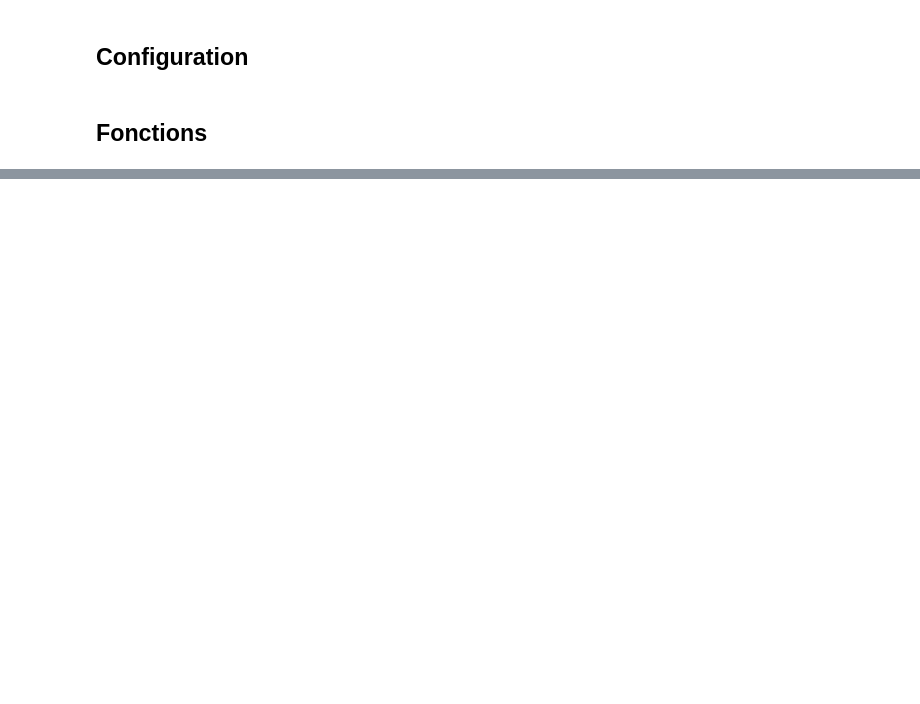
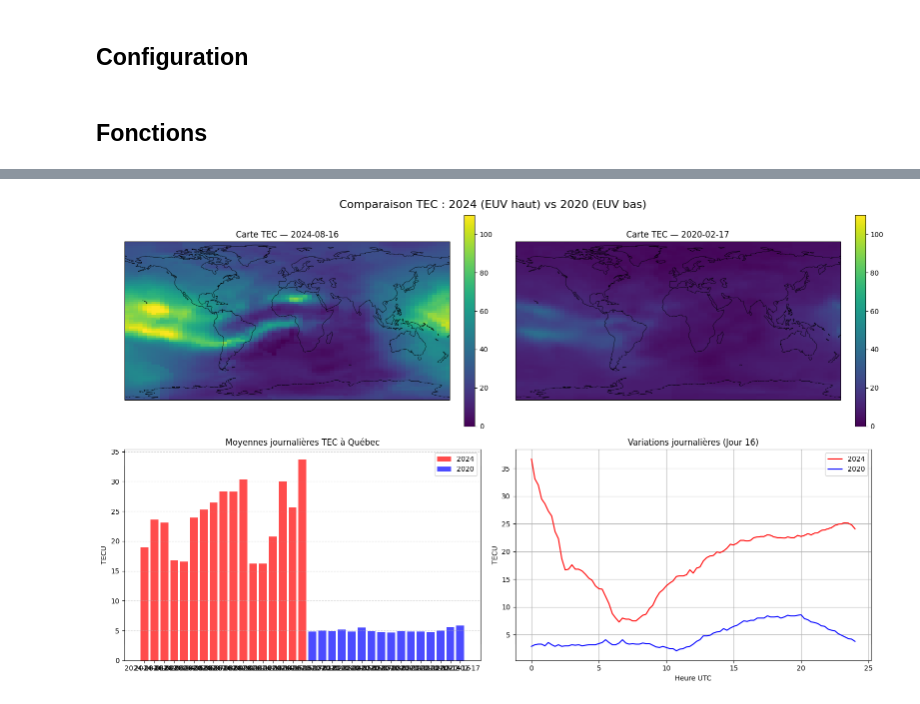
Before and after one commit to ClementineBeau/Atelier_Ionex, a Jupyter notebook: notebook_atelier_v2.ipynb, the cells around one changed output, grey strips where cells are left out. Cells and saved outputs as stored; diff of their text form; code cells hidden in the pictures; blank space fills up the shorter version.

```diff
--- a/notebook_atelier_v2.ipynb
+++ b/notebook_atelier_v2.ipynb
@@ -253,0 +179,68 @@ fig3.colorbar(sm, ax=ax3, orientation='vertical', ticks=np.arange(1, nb_jours +
+# %%
+# Charger données
+cartes2024, moy2024, dates2024, var2024 = charger_periode("24i")
+cartes2020, moy2020, dates2020, var2020 = charger_periode("20i")
+
+# --- Figures comparatives ---
+fig, axes = plt.subplots(2, 2, figsize=(16, 10), subplot_kw={"projection": ccrs.PlateCarree()})
+fig.suptitle("Comparaison TEC : 2024 (EUV haut) vs 2020 (EUV bas)", fontsize=16)
+
+# 1) Carte exemple 2024
+date_fixed, tecmap_fixed = cartes2024[15][0]  #  jour 16
+im1 = plot_tec_map(tecmap_fixed, axes[0,0], f"Carte TEC — 2024-{date_fixed[1]:02d}-{date_fixed[2]:02d}")
+cbar1 = fig.colorbar(im1, ax=axes[0,0], orientation="vertical", fraction=0.046, pad=0.04)
+
+# 2) Carte exemple 2020
+date_fixed, tecmap_fixed = cartes2020[15][0]
+im2 = plot_tec_map(tecmap_fixed, axes[0,1], f"Carte TEC — 2020-{date_fixed[1]:02d}-{date_fixed[2]:02d}")
+cbar2 = fig.colorbar(im2, ax=axes[0,1], orientation="vertical", fraction=0.046, pad=0.04)
+
+
+
+# Exemple pour les moyennes journalières
+fig, ax = plt.subplots(figsize=(12, 6))
+
+ax.bar(dates2024_dt, moy2024, alpha=0.7, label="2024", color="red", width=1.0)
+ax.bar(dates2020_dt, moy2020, alpha=0.7, label="2020", color="blue", width=1.0)
+
+# Mise en forme de l'axe X
+ax.xaxis.set_major_locator(mdates.DayLocator(interval=2))  # un tick tous les 2 jours
+ax.xaxis.set_major_formatter(mdates.DateFormatter("%d-%b"))  # ex: 01-Aug
+fig.autofmt_xdate(rotation=45)
+
+ax.set_title("Moyennes journalières TEC à Québec")
+ax.set_ylabel("TECU")
+ax.legend()
+ax.grid(axis='y', linestyle='--', alpha=0.5)
+
+plt.show()
+
+
+
+# 3) Moyennes journalières comparées
+ax3 = fig.add_subplot(2,2,3)
+dates2024_dt = [datetime.strptime(d, "%Y-%m-%d") for d in dates2024]
+dates2020_dt = [datetime.strptime(d, "%Y-%m-%d") for d in dates2020]
+ax3.bar(dates2024, moy2024, alpha=0.7, label="2024", color="red")
+ax3.bar(dates2020, moy2020, alpha=0.7, label="2020", color="blue")
+ax3.set_title("Moyennes journalières TEC à Québec")
+ax3.set_ylabel("TECU")
+ax3.legend()
+ax3.grid(axis='y', linestyle='--', alpha=0.5)
+
+# 4) Variations journalières comparées (16iem jour)
+ax4 = fig.add_subplot(2,2,4)
+heures24, vals24 = zip(*var2024[0])
+heures20, vals20 = zip(*var2020[0])
+ax4.plot(heures24, vals24, "r-", label="2024")
+ax4.plot(heures20, vals20, "b-", label="2020")
+ax4.set_title("Variations journalières (Jour 16)")
+ax4.set_xlabel("Heure UTC")
+ax4.set_ylabel("TECU")
+ax4.legend()
+ax4.grid(True)
+
+plt.tight_layout()
+plt.show()
+# %% [output]
+[figure, added]
```
Also changed, not shown: parts of 12 cells of this notebook.
